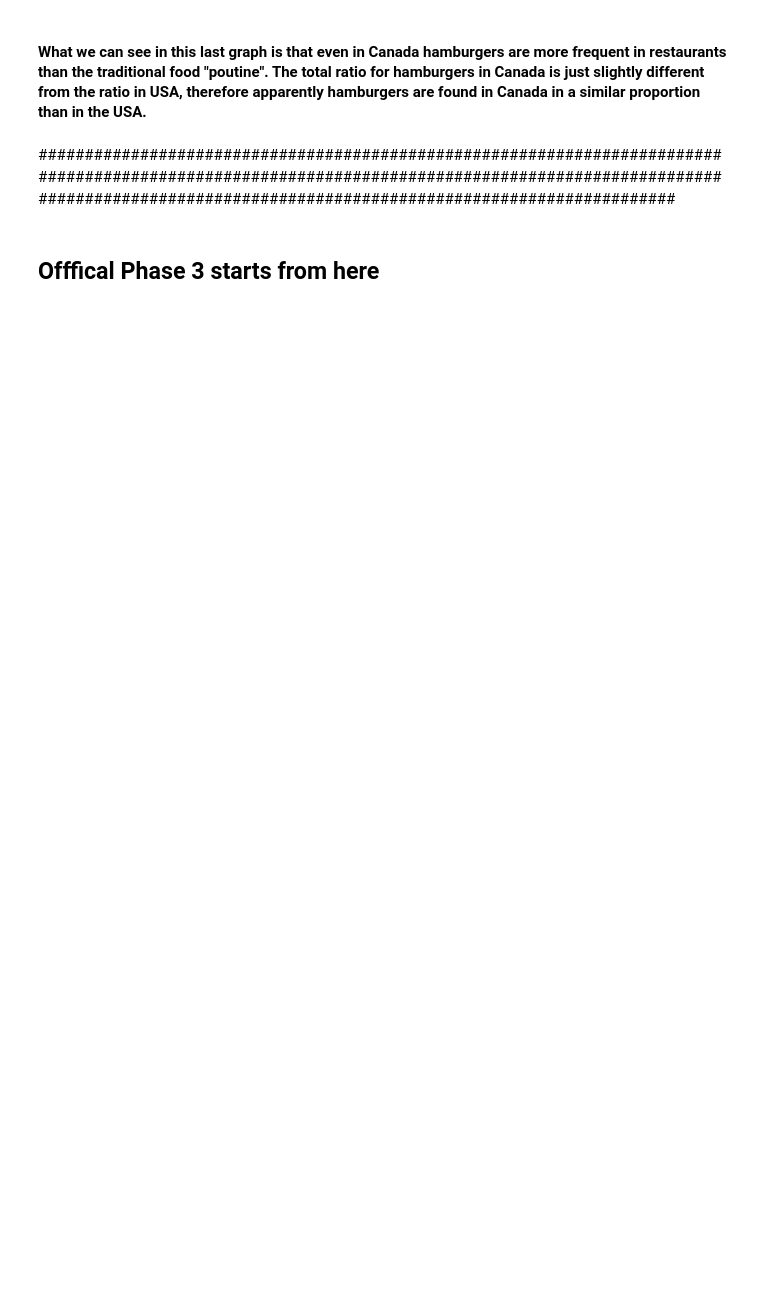
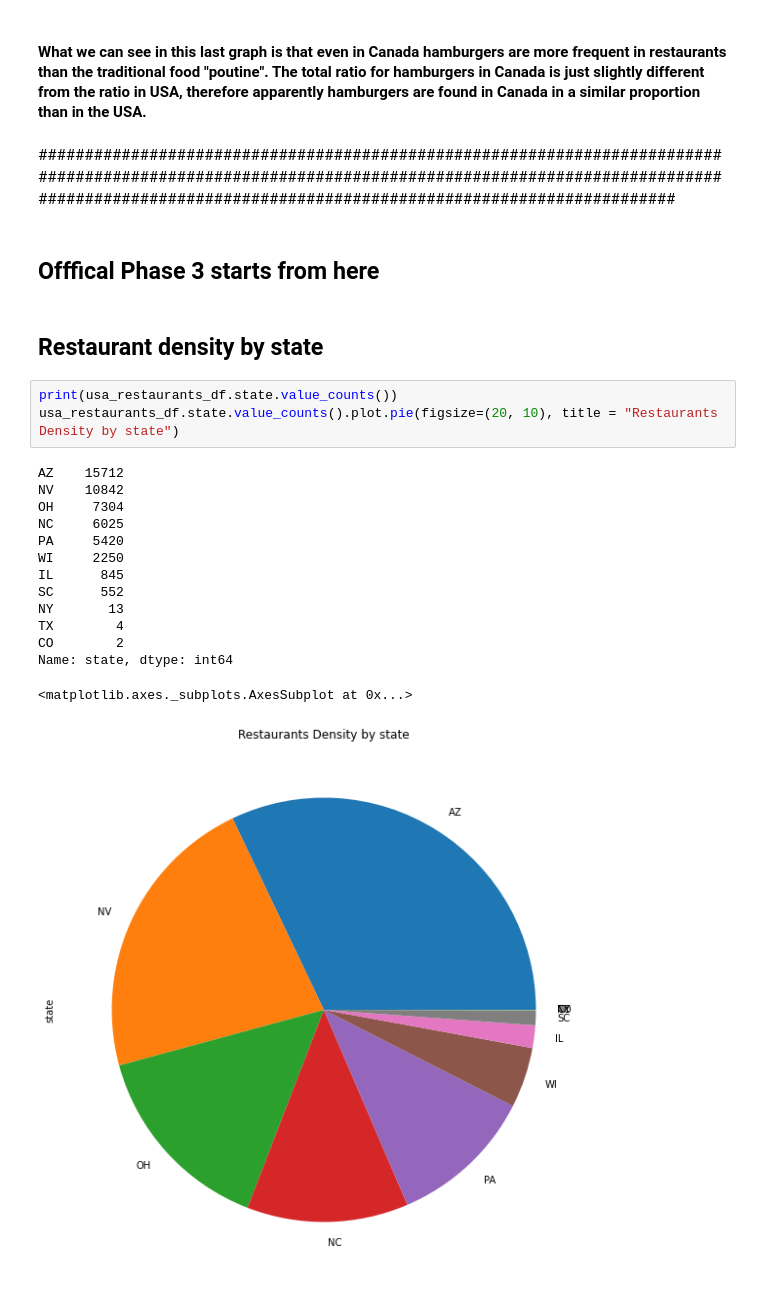
Before and after one commit to CS-UCR/final-project-order-66, a Jupyter notebook: Phase3.ipynb, the cells around one changed output. Saved outputs shown, nothing was run; the diff lists cells and outputs as text; blank space fills up the shorter version.

Commit message:
add graph density

```diff
--- a/Phase3.ipynb
+++ b/Phase3.ipynb
@@ -94,3 +128,23 @@ plt.show()
 #########################################################################################################################################################################################################################
 # %% [markdown]
 ## Offfical Phase 3 starts from here
+# %% [markdown]
+## Restaurant density by state
+# %%
+print(usa_restaurants_df.state.value_counts())
+usa_restaurants_df.state.value_counts().plot.pie(figsize=(20, 10), title = "Restaurants Density by state")
+# %% [output]
+AZ    15712
+NV    10842
+OH     7304
+NC     6025
+PA     5420
+WI     2250
+IL      845
+SC      552
+NY       13
+TX        4
+CO        2
+Name: state, dtype: int64
+<matplotlib.axes._subplots.AxesSubplot at 0x...>
+[figure, added]
```
Also changed, not shown: parts of 6 cells of this notebook.
